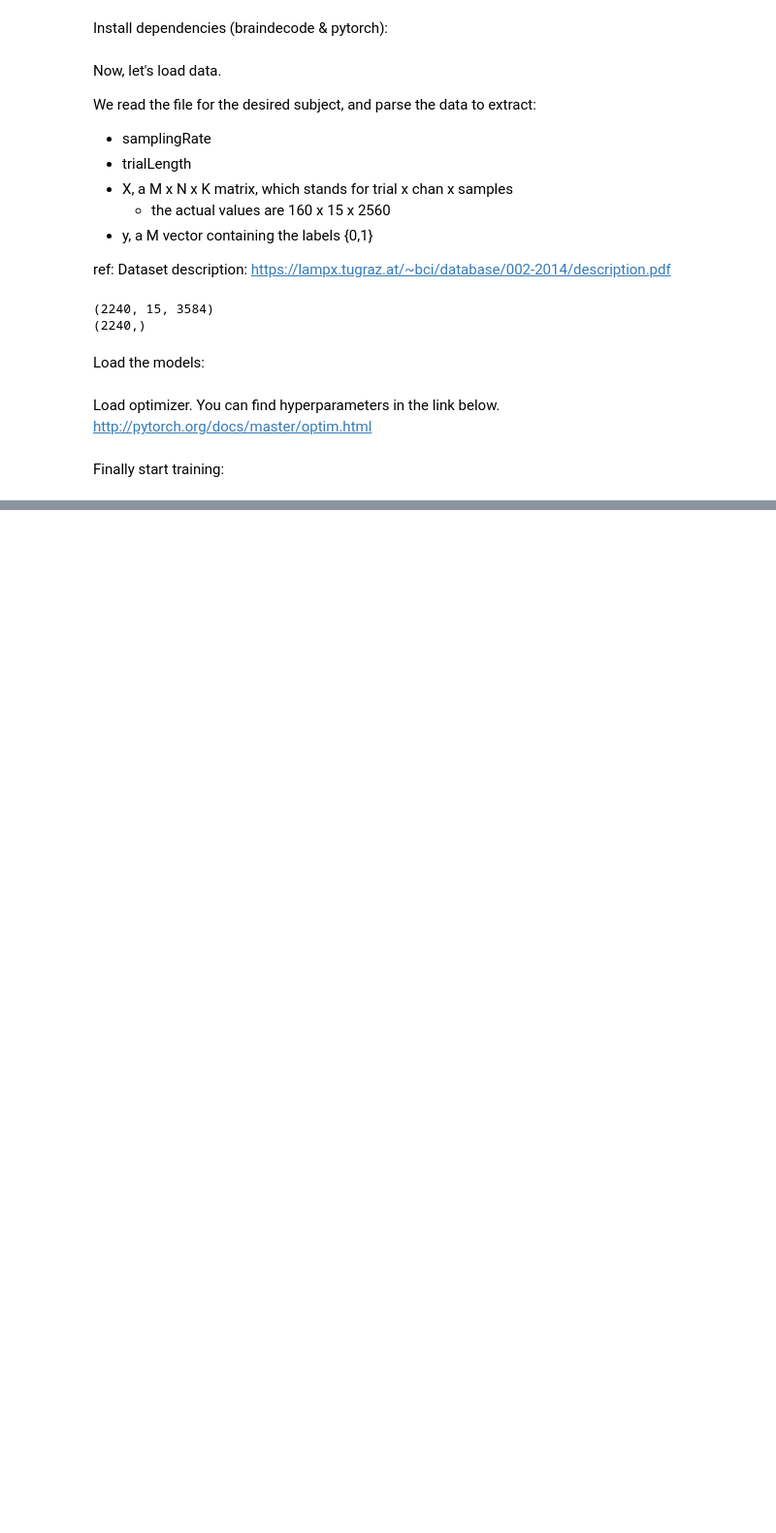
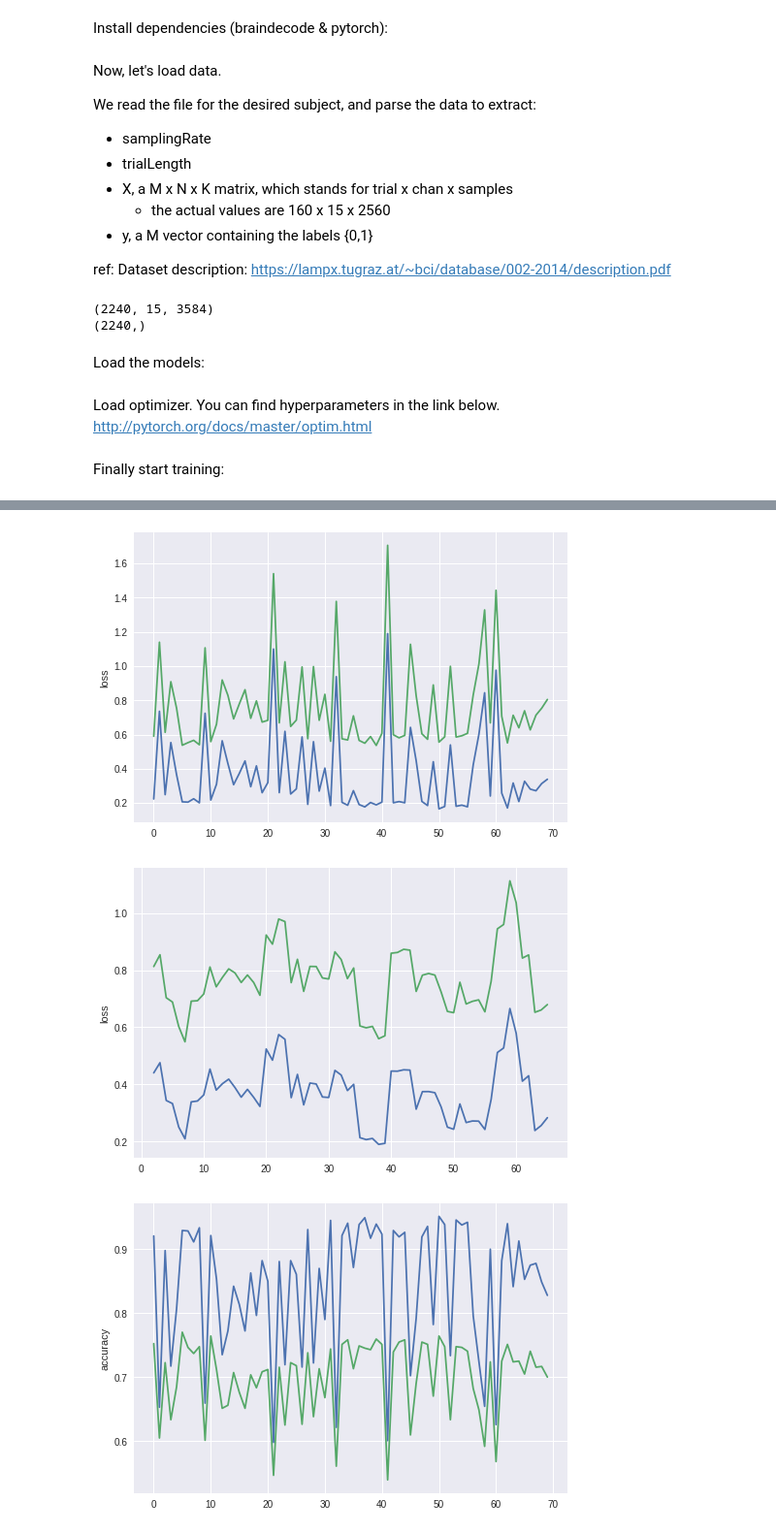
Before and after one commit to NeuroTechX/dl-eeg-playground, a Jupyter notebook: 2 - Two-Classes Classification (BNCI) Colab.ipynb, the cells around one changed output, grey strips where cells are left out. Shown at 97% size. Drawn from its saved outputs; the diff is of its cells as text; code cells hidden in the pictures; blank space fills up the shorter version.

```diff
--- a/2 - Two-Classes Classification (BNCI) Colab.ipynb
+++ b/2 - Two-Classes Classification (BNCI) Colab.ipynb
@@ -178,7 +178,11 @@ import torch.nn.functional as F
 from numpy.random import RandomState
 rng = RandomState(None)
 #rng = RandomState((2017,6,30))
-for i_epoch in range(70):
+
+nb_epoch = 70
+loss_rec = np.zeros((nb_epoch,2))
+accuracy_rec = np.zeros((nb_epoch,2))
+for i_epoch in range(nb_epoch):
     i_trials_in_batch = get_balanced_batches(len(train_set.X), rng, shuffle=True,
                                             batch_size=32)
     # Set model to training mode
@@ -207,6 +211,8 @@ for i_epoch in range(70):
     # Print some statistics each epoch
     model.eval()
     print("Epoch {:d}".format(i_epoch))
+
+    sets = {'Train' : 0, 'Test' : 1}
     for setname, dataset in (('Train', train_set), ('Test', test_set)):
         i_trials_in_batch = get_balanced_batches(len(dataset.X), rng, batch_size=32, shuffle=False)
         outputs = []
@@ -228,11 +234,14 @@ for i_epoch in range(70):
         net_targets = np_to_var(np.concatenate(net_targets))
         outputs = np_to_var(np.concatenate(outputs))
         loss = F.nll_loss(outputs, net_targets)
+
         print("{:6s} Loss: {:.5f}".format(
             setname, float(var_to_np(loss))))
+        loss_rec[i_epoch, sets[setname]] = var_to_np(loss)
         predicted_labels = np.argmax(var_to_np(outputs), axis=1)
         accuracy = np.mean(dataset.y  == predicted_labels)
         print("{:6s} Accuracy: {:.1f}%".format(
             setname, accuracy * 100))
+        accuracy_rec[i_epoch, sets[setname]] = accuracy
 # %% [output]
 Epoch 0
@@ -254,0 +264,37 @@ Test   Accuracy: 66.0%
+# %%
+if loss_rec.shape[0] > 4 :
+  smooth_loss = np.zeros((loss_rec.shape[0]-4,loss_rec.shape[1]))
+  for i in range(smooth_loss.shape[0]):
+    for j in range(smooth_loss.shape[1]):
+      smooth_loss[i,j] = loss_rec[i-2:i+2,j].mean()
+
+if accuracy_rec.shape[0] > 4 :
+  smooth_accuracy = np.zeros((accuracy_rec.shape[0]-4,accuracy_rec.shape[1]))
+  for i in range(smooth_accuracy.shape[0]):
+    for j in range(smooth_accuracy.shape[1]):
+      smooth_accuracy[i,j] = accuracy_rec[i-2:i+2,j].mean()
+
+
+import matplotlib.pyplot as plt
+plt.plot(loss_rec)
+plt.ylabel('loss')
+plt.show()
+
+plt.plot(smooth_loss)
+plt.ylabel('loss')
+plt.show()
+
+plt.plot(accuracy_rec)
+plt.ylabel('accuracy')
+plt.show()
+
+plt.plot(smooth_accuracy)
+plt.ylabel('accuracy')
+plt.show()
+
+print(loss_rec)
+print(accuracy_rec)
+# %% [output]
+[figure, added]
+[figure, added]
+[figure, added]
```
Also changed, not shown: parts of 3 cells of this notebook.
